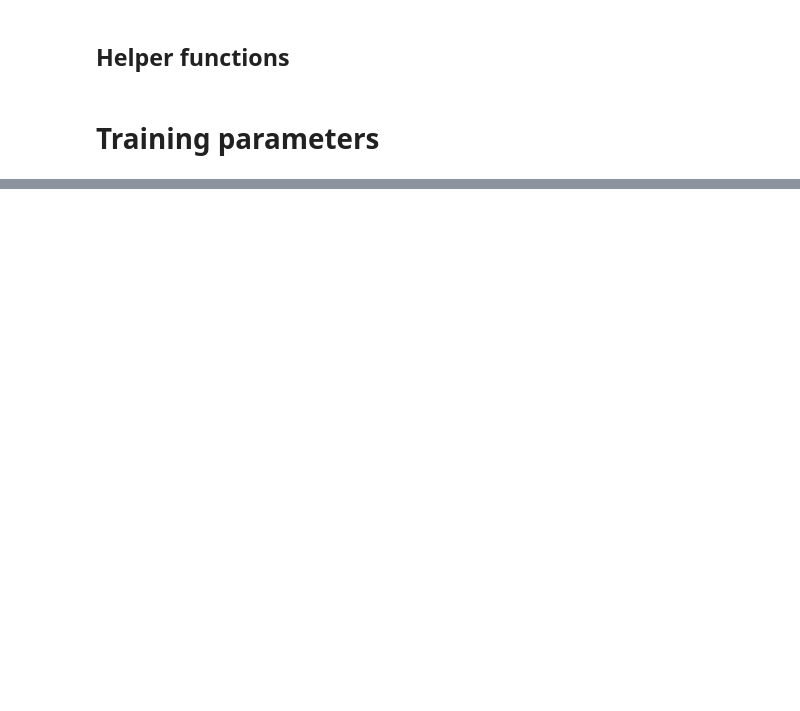
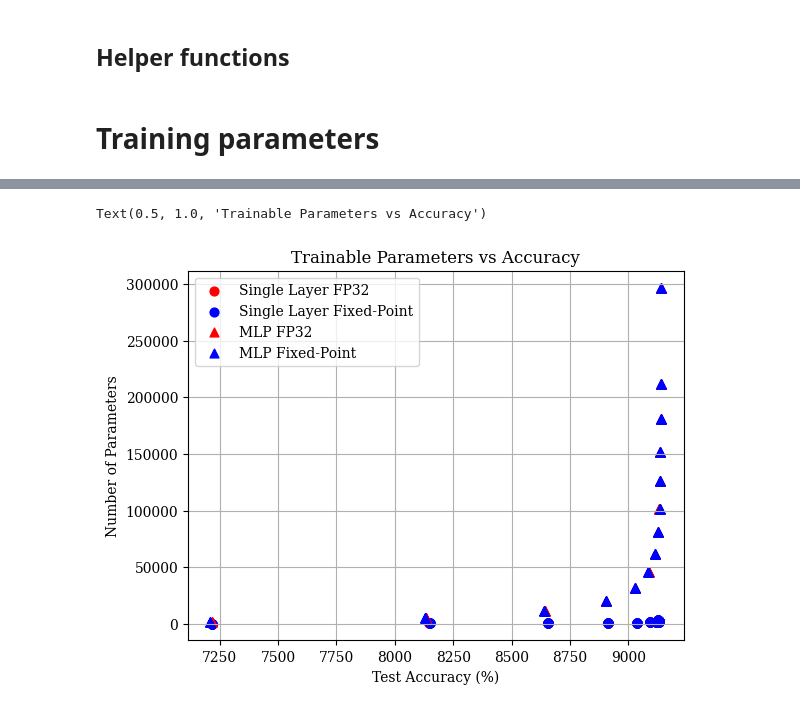
Before and after one commit to fastmachinelearning/ml-quantum-readout, a Jupyter notebook: notebooks/design_space_exploration.ipynb, the cells around one changed output, grey strips where cells are left out. Drawn from its saved outputs; the diff is of its cells as text; code cells hidden in the pictures; blank space fills up the shorter version.

```diff
--- a/notebooks/design_space_exploration.ipynb
+++ b/notebooks/design_space_exploration.ipynb
@@ -233,17 +240,14 @@ for model_type in model_types:
         X_train, X_test, y_train, y_test = load_data(data_dir, start, end, bitshift_data)
         for exp_number in range(num_experiments):
             # build model
-            # model = build_model(model_type, int((end-start)*2), quantize=False, is_pruning=False)
-            # model.build((batch_size, int((end-start)*2)))
             model = build_model(model_type, X_train.shape[1], quantize=False, is_pruning=False)
             model.build((batch_size, X_train.shape[1]))
-
             # train
-            checkpoint_exp_filename = get_checkpoint_filename(checkpoint_dir, experiment_number, checkpoint_filename)
+            checkpoint_exp_filename = get_checkpoint_filename(checkpoint_dir, model_type, start, end, exp_number, False, checkpoint_filename)
             callbacks = get_callbacks(checkpoint_exp_filename, prune)
             history = train(model, X_train, y_train, lr, batch_size, max_epochs, val_split, callbacks)
             # eval
-            train_acc, test_acc = evaluate_model(model, checkpoint_exp_filename, history, X_train, y_train, X_test, y_test)
+            train_acc, test_acc = evaluate_model(model, checkpoint_exp_filename, history, prune, X_train, y_train, X_test, y_test)
             log_metrics(model, model_type, start, end, exp_number, False, False, train_acc, test_acc)
 
         if quantize:
@@ -252,11 +256,11 @@ for model_type in model_types:
                 model = build_model(model_type, X_train.shape[1], quantize=True, is_pruning=False)
                 model.build((batch_size, X_train.shape[1]))
                 # train
-                checkpoint_exp_filename = get_checkpoint_filename(checkpoint_dir, experiment_number, checkpoint_filename)
+                checkpoint_exp_filename = get_checkpoint_filename(checkpoint_dir, model_type, start, end, exp_number, True, checkpoint_filename)
                 callbacks = get_callbacks(checkpoint_exp_filename, prune)
                 history = train(model, X_train, y_train, lr, batch_size, max_epochs, val_split, callbacks)
                 # eval
-                train_acc, test_acc = evaluate_model(model, checkpoint_exp_filename, history, X_train, y_train, X_test, y_test)
+                train_acc, test_acc = evaluate_model(model, checkpoint_exp_filename, history, prune, X_train, y_train, X_test, y_test)
                 log_metrics(model, model_type, start, end, exp_number, True, False, train_acc, test_acc)
 # %% [output]
 #########################################################
@@ -335,0 +428,17 @@ Number of zero parameters: 0
+# %%
+plt.figure()
+
+plt.scatter(np.array(single_acc)*100, single_params, color='red', label='Single Layer FP32', s=size)
+plt.scatter(np.array(single_acc_q)*100, single_params_q, color='blue', label='Single Layer Fixed-Point', s=size)
+
+plt.scatter(np.array(mlp_acc)*100, mlp_params, marker='^', color='red', label='MLP FP32', s=size)
+plt.scatter(np.array(mlp_acc_q)*100, mlp_params_q, marker='^', color='blue', label='MLP Fixed-Point', s=size)
+
+plt.grid()
+plt.legend()
+plt.xlabel('Test Accuracy (%)')
+plt.ylabel('Number of Parameters')
+plt.title('Trainable Parameters vs Accuracy')
+# %% [output]
+Text(0.5, 1.0, 'Trainable Parameters vs Accuracy')
+[figure, added]
```
Also changed, not shown: parts of 15 cells of this notebook.
